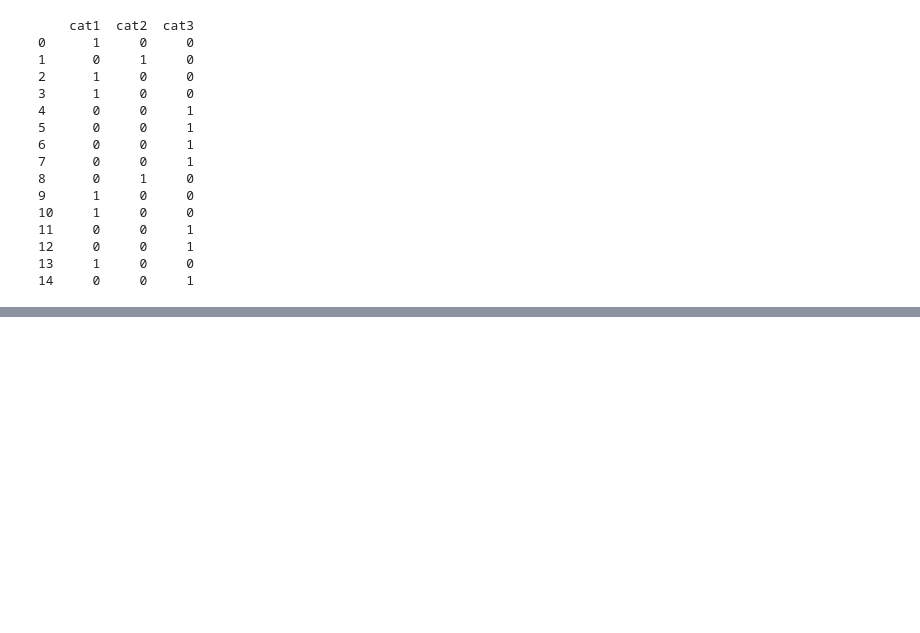
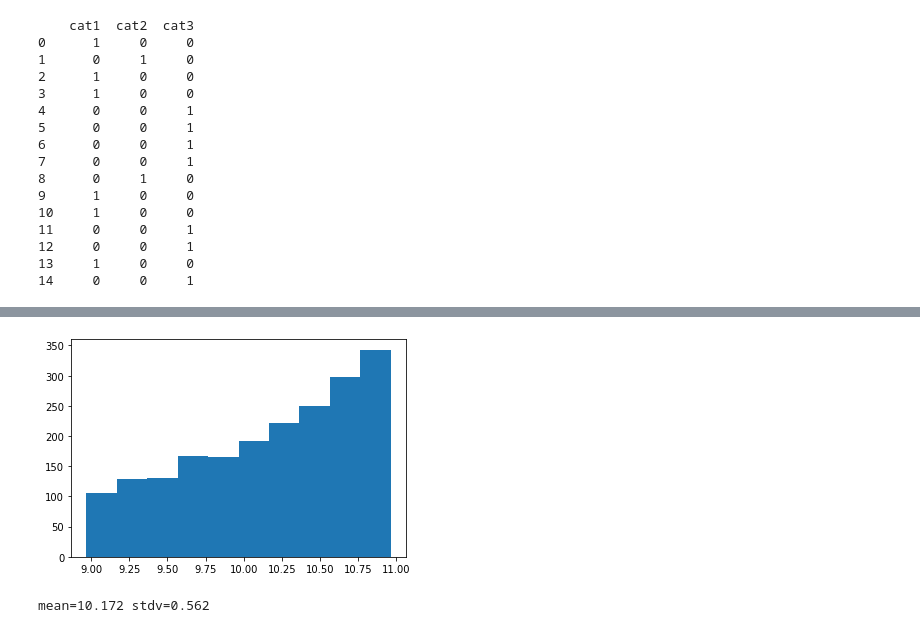
Before and after one commit to MahdyShayesteh/SBU_DataMining_Python, a Jupyter notebook: SVM_Hard_margin_and_Soft_margin.ipynb, the cells around one changed output, grey strips where cells are left out. Drawn from its saved outputs; the diff is of its cells as text; code cells hidden in the pictures; blank space fills up the shorter version.

```diff
--- a/SVM_Hard_margin_and_Soft_margin.ipynb
+++ b/SVM_Hard_margin_and_Soft_margin.ipynb
@@ -137,0 +200,9 @@ print(y.head(15))
+# %%
+data = df.battery_power_log2
+
+plt.hist(data)
+plt.show()
+print('mean=%.3f stdv=%.3f' % (mean(data), std(data)))
+# %% [output]
+[figure, added]
+mean=10.172 stdv=0.562
```
Also changed, not shown: parts of 14 cells of this notebook.
